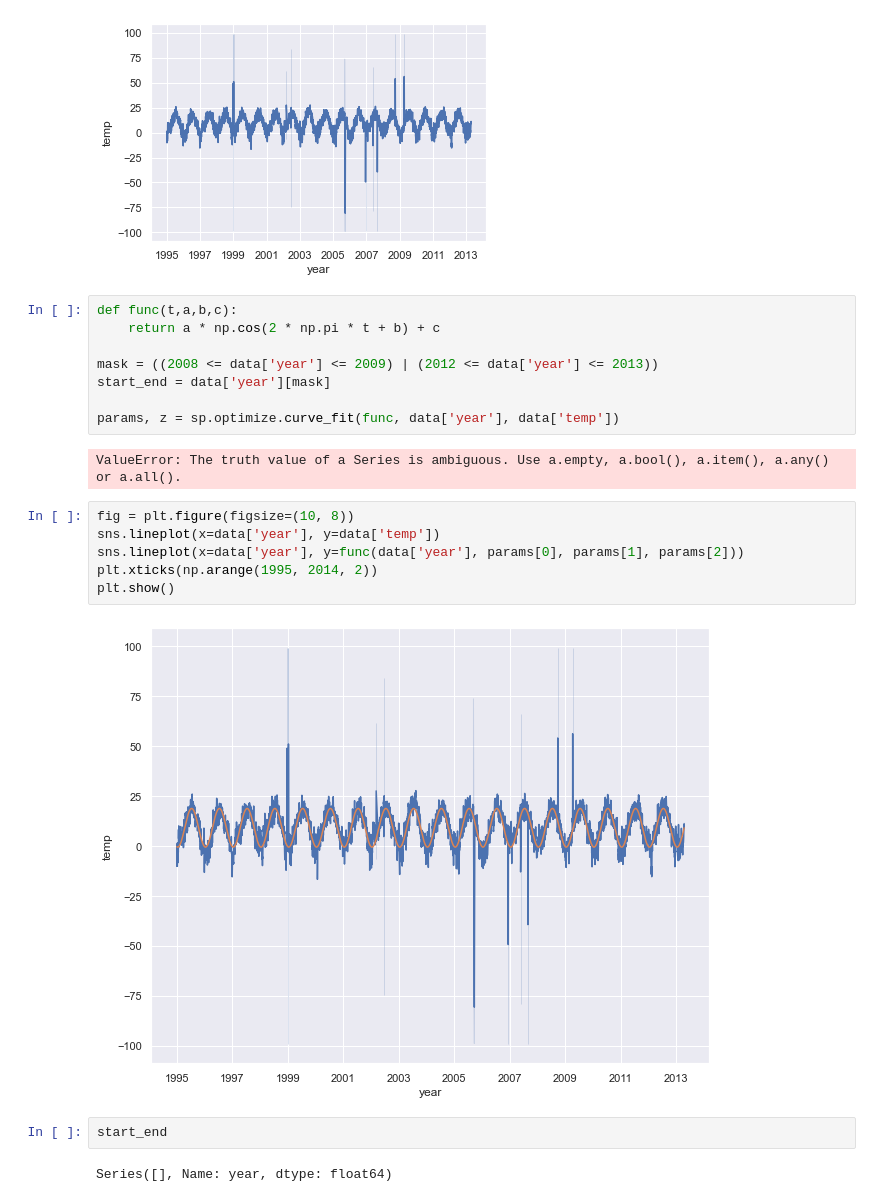
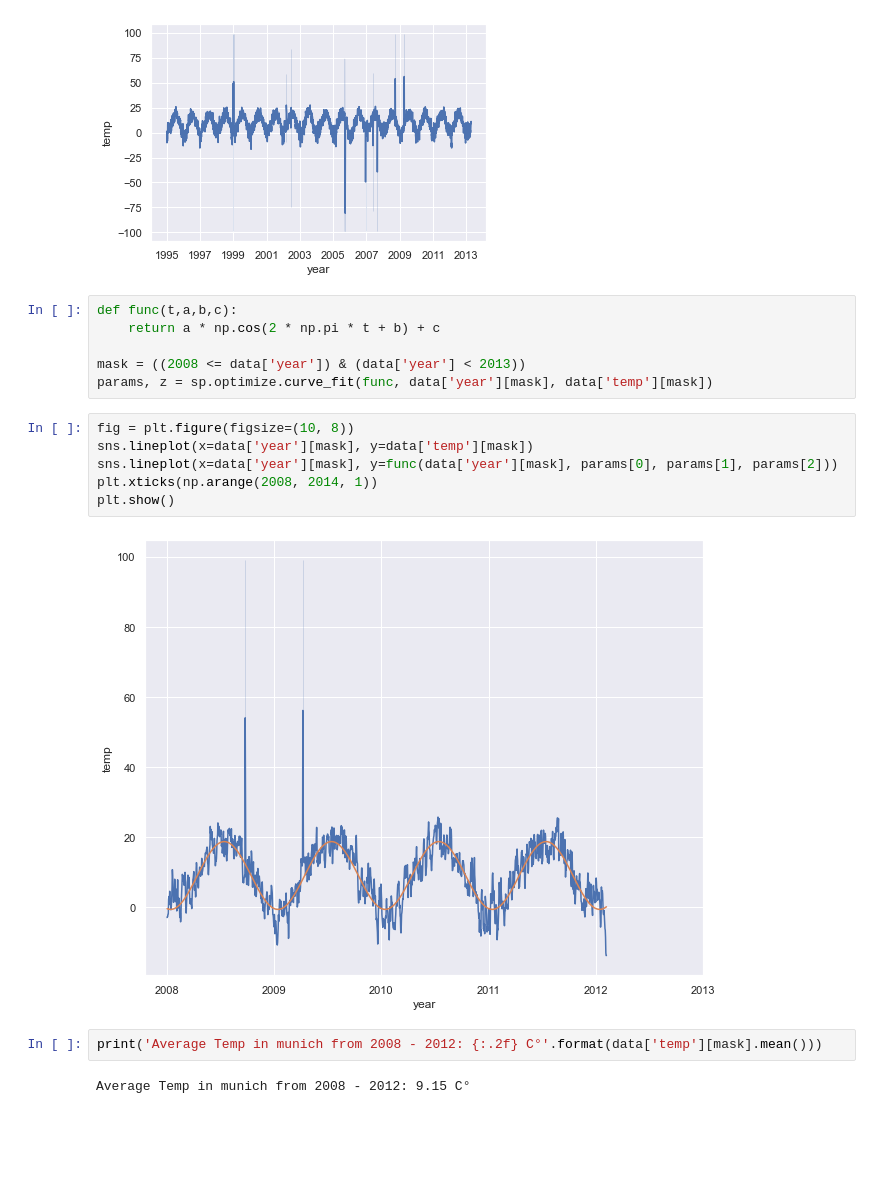
Before and after one commit to maxhoeth/LaboratoryOfComputationalPhysics_Y4, a Jupyter notebook: ex_08_maxhoeth.ipynb, the cells around one changed output. Saved outputs shown, nothing was run; the diff lists cells and outputs as text; blank space fills up the shorter version.

```diff
--- a/ex_08_maxhoeth.ipynb
+++ b/ex_08_maxhoeth.ipynb
@@ -179,22 +194,18 @@ plt.show()
 def func(t,a,b,c):
     return a * np.cos(2 * np.pi * t + b) + c
 
-mask = ((2008 <= data['year'] <= 2009) | (2012 <= data['year'] <= 2013))
-start_end = data['year'][mask]
-
-params, z = sp.optimize.curve_fit(func, data['year'], data['temp'])
+mask = ((2008 <= data['year']) & (data['year'] < 2013))
+params, z = sp.optimize.curve_fit(func, data['year'][mask], data['temp'][mask])
-# %% [output]
-ValueError: The truth value of a Series is ambiguous. Use a.empty, a.bool(), a.item(), a.any() or a.all().
 # %%
 fig = plt.figure(figsize=(10, 8))
-sns.lineplot(x=data['year'], y=data['temp'])
-sns.lineplot(x=data['year'], y=func(data['year'], params[0], params[1], params[2]))
-plt.xticks(np.arange(1995, 2014, 2))
+sns.lineplot(x=data['year'][mask], y=data['temp'][mask])
+sns.lineplot(x=data['year'][mask], y=func(data['year'][mask], params[0], params[1], params[2]))
+plt.xticks(np.arange(2008, 2014, 1))
 plt.show()
 # %% [output]
-[figure, old version]
+[figure, new version]
 # %%
-start_end
+print('Average Temp in munich from 2008 - 2012: {:.2f} C°'.format(data['temp'][mask].mean()))
 # %% [output]
-Series([], Name: year, dtype: float64)
+Average Temp in munich from 2008 - 2012: 9.15 C°
 # %%
```
Also changed, not shown: parts of 14 cells of this notebook.
